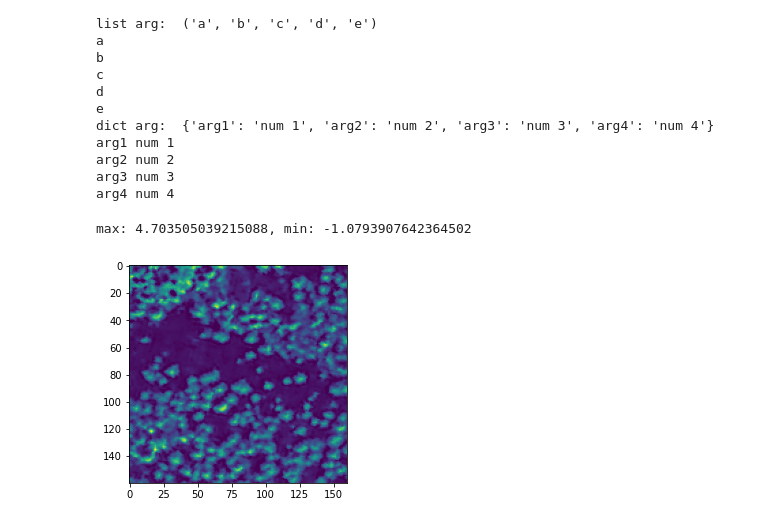
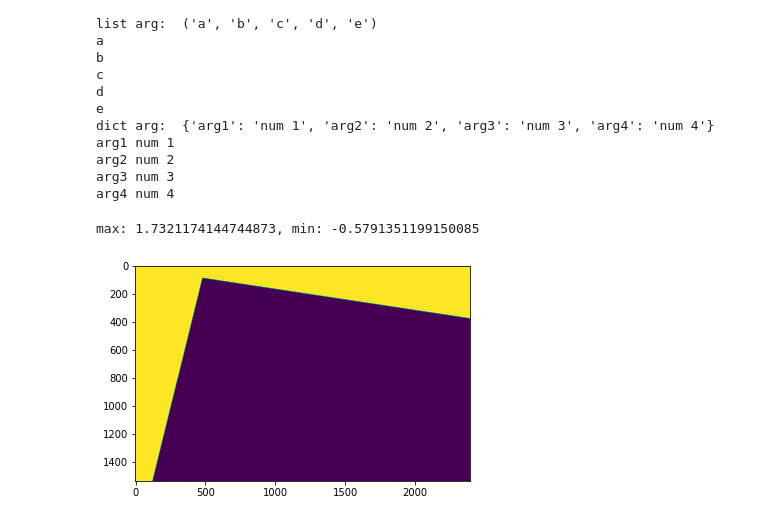
Before and after one commit to WinterCyan/TreeSeg, a Jupyter notebook: notebooks/intergrated/playground.ipynb, the cells around one changed output. Saved outputs shown, nothing was run; the diff lists cells and outputs as text; code cells hidden in the pictures.

```diff
--- a/notebooks/intergrated/playground.ipynb
+++ b/notebooks/intergrated/playground.ipynb
@@ -125,11 +125,12 @@ arg3 num 3
 arg4 num 4
 # %%
 from PIL import Image
-img = Image.open("/Users/wintercyan/LocalDocuments/treeseg-resource/test/png_dataset/r5-c16-pan.png")
+img = Image.open("/Users/wintercyan/LocalDocuments/treeseg-resource/test/png_dataset/annotation-0-ara0.png")
 arr = np.array(img)
+arr = image_normalize(arr)
 print(f"max: {np.max(arr)}, min: {np.min(arr)}")
 plt.imshow(arr)
 plt.show()
 # %% [output]
-max: 4.703505039215088, min: -1.0793907642364502
+max: 1.7321174144744873, min: -0.5791351199150085
-[figure, old version]
+[figure, new version]
```
Also changed, not shown: parts of 1 cell of this notebook, 3 other files.
